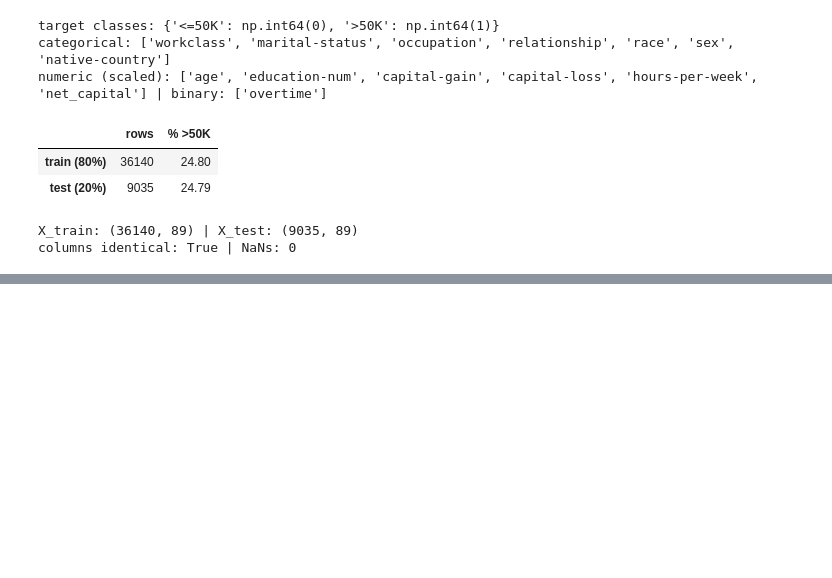
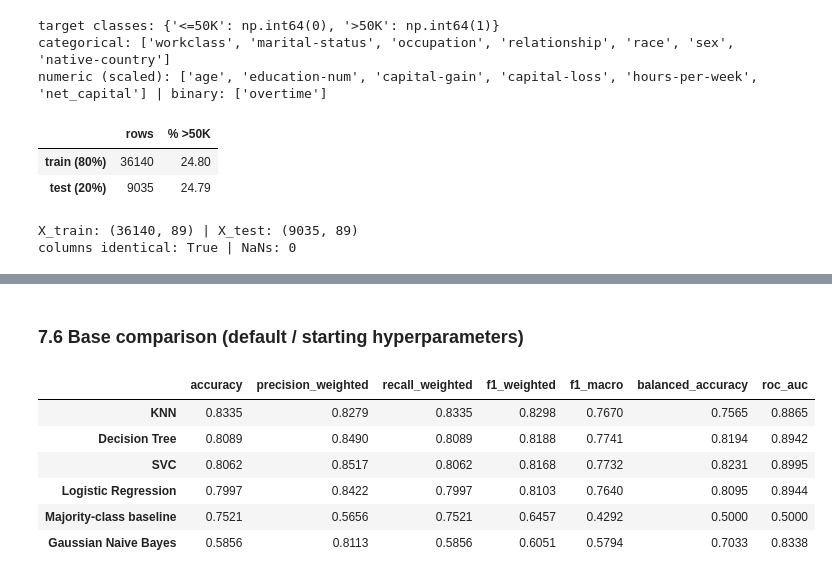
Before and after one commit to Bhargi777/23CSE301-ML-Capstone, a Jupyter notebook: notebooks/member3_classification_models.ipynb, the cells around one changed output, grey strips where cells are left out. Saved outputs shown, nothing was run; the diff lists cells and outputs as text; code cells hidden in the pictures; blank space fills up the shorter version.

```diff
--- a/notebooks/member3_classification_models.ipynb
+++ b/notebooks/member3_classification_models.ipynb
@@ -389,0 +450,8 @@ columns identical: True | NaNs: 0
+# %%
+from sklearn.neighbors import KNeighborsClassifier
+
+knn = KNeighborsClassifier(n_neighbors=15)
+knn.fit(X_train_scaled, y_train)
+models['KNN'] = knn
+base_results['KNN'] = score(knn, X_test_scaled, y_test)
+base_results['KNN']
@@ -389,0 +471,8 @@ columns identical: True | NaNs: 0
+# %%
+from sklearn.naive_bayes import GaussianNB
+
+gnb = GaussianNB()
+gnb.fit(X_train_scaled, y_train)
+models['Gaussian Naive Bayes'] = gnb
+base_results['Gaussian Naive Bayes'] = score(gnb, X_test_scaled, y_test)
+base_results['Gaussian Naive Bayes']
@@ -389,0 +491,8 @@ columns identical: True | NaNs: 0
+# %%
+from sklearn.tree import DecisionTreeClassifier
+
+dt = DecisionTreeClassifier(max_depth=10, class_weight='balanced', random_state=RANDOM_STATE)
+dt.fit(X_train_scaled, y_train)
+models['Decision Tree'] = dt
+base_results['Decision Tree'] = score(dt, X_test_scaled, y_test)
+base_results['Decision Tree']
@@ -389,0 +511,11 @@ columns identical: True | NaNs: 0
+# %%
+from sklearn.svm import SVC
+
+X_train_svc, _, y_train_svc, _ = train_test_split(
+    X_train_scaled, y_train, train_size=20000, stratify=y_train, random_state=RANDOM_STATE)
+
+svc = SVC(kernel='rbf', C=1.0, class_weight='balanced', random_state=RANDOM_STATE)
+svc.fit(X_train_svc, y_train_svc)
+models['SVC'] = svc
+base_results['SVC'] = score(svc, X_test_scaled, y_test)
+base_results['SVC']
@@ -389,0 +530,15 @@ columns identical: True | NaNs: 0
+# %% [markdown]
+### 7.6 Base comparison (default / starting hyperparameters)
+# %%
+base_df = pd.DataFrame(base_results).T
+base_df.loc['Majority-class baseline'] = baseline_scores
+base_df = base_df.sort_values('f1_weighted', ascending=False)
+base_df.round(4)
+# %% [output]
+|  | accuracy | precision_weighted | recall_weighted | f1_weighted | f1_macro | balanced_accuracy | roc_auc |
+| KNN | 0.8335 | 0.8279 | 0.8335 | 0.8298 | 0.7670 | 0.7565 | 0.8865 |
+| Decision Tree | 0.8089 | 0.8490 | 0.8089 | 0.8188 | 0.7741 | 0.8194 | 0.8942 |
+| SVC | 0.8062 | 0.8517 | 0.8062 | 0.8168 | 0.7732 | 0.8231 | 0.8995 |
+| Logistic Regression | 0.7997 | 0.8422 | 0.7997 | 0.8103 | 0.7640 | 0.8095 | 0.8944 |
+| Majority-class baseline | 0.7521 | 0.5656 | 0.7521 | 0.6457 | 0.4292 | 0.5000 | 0.5000 |
+| Gaussian Naive Bayes | 0.5856 | 0.8113 | 0.5856 | 0.6051 | 0.5794 | 0.7033 | 0.8338 |
```
Also changed, not shown: parts of 12 cells of this notebook.
